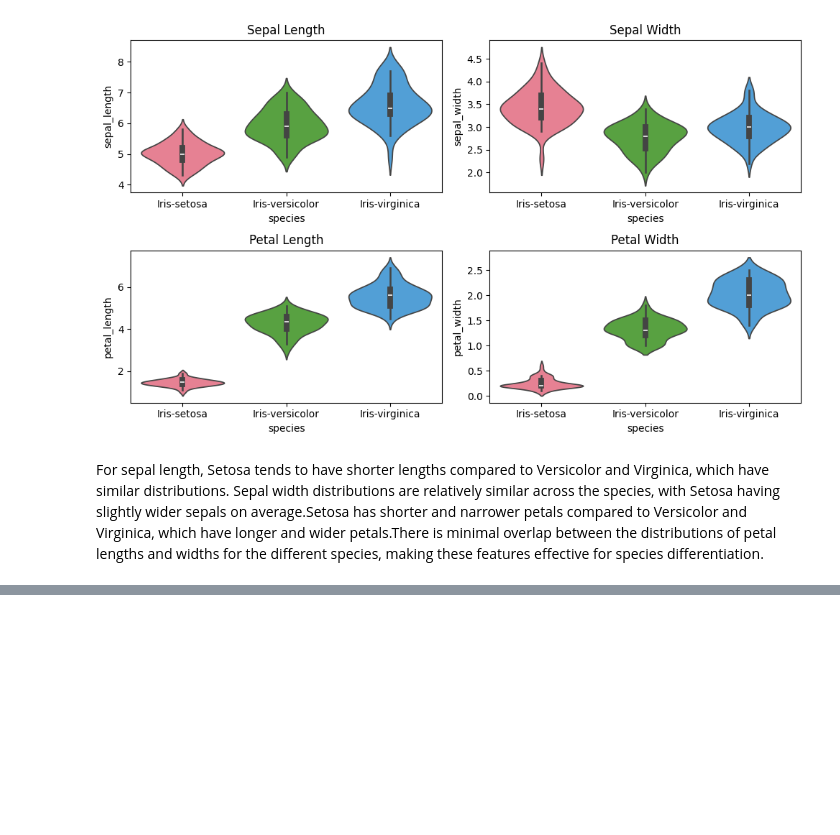
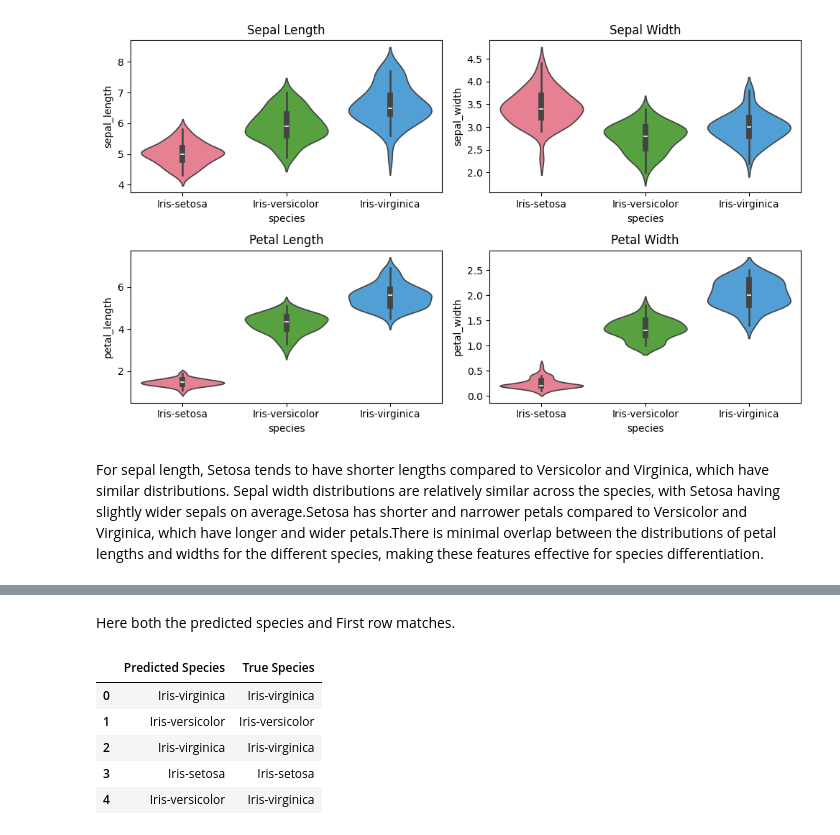
Before and after one commit to AnsaBaby/Story-telling-with-Iris-Dataset, a Jupyter notebook: Exploratory_Data_Analysis_of_Iris_Dataset.ipynb, the cells around one changed output, grey strips where cells are left out. Cells and saved outputs as stored; diff of their text form; code cells hidden in the pictures; blank space fills up the shorter version.

```diff
--- a/Exploratory_Data_Analysis_of_Iris_Dataset.ipynb
+++ b/Exploratory_Data_Analysis_of_Iris_Dataset.ipynb
@@ -237,0 +357,14 @@ For sepal length, Setosa tends to have shorter lengths compared to Versicolor an
+# %% [markdown]
+Here both the predicted species and First row matches.
+# %%
+predicted_species = label_encoder.inverse_transform(y_pred)
+true_species = label_encoder.inverse_transform(y_test)
+comparison_df = pd.DataFrame({'Predicted Species': predicted_species, 'True Species': true_species}).head()
+comparison_df
+# %% [output]
+|  | Predicted Species | True Species |
+| 0 | Iris-virginica | Iris-virginica |
+| 1 | Iris-versicolor | Iris-versicolor |
+| 2 | Iris-virginica | Iris-virginica |
+| 3 | Iris-setosa | Iris-setosa |
+| 4 | Iris-versicolor | Iris-virginica |
```
Also changed, not shown: parts of 20 cells of this notebook.
